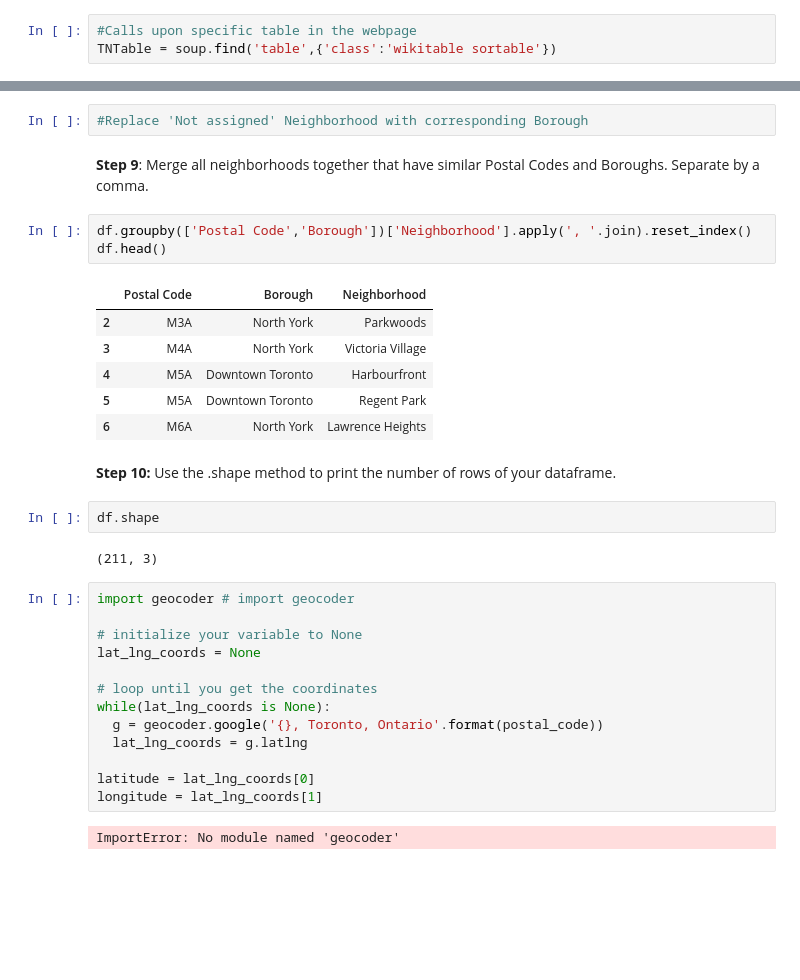
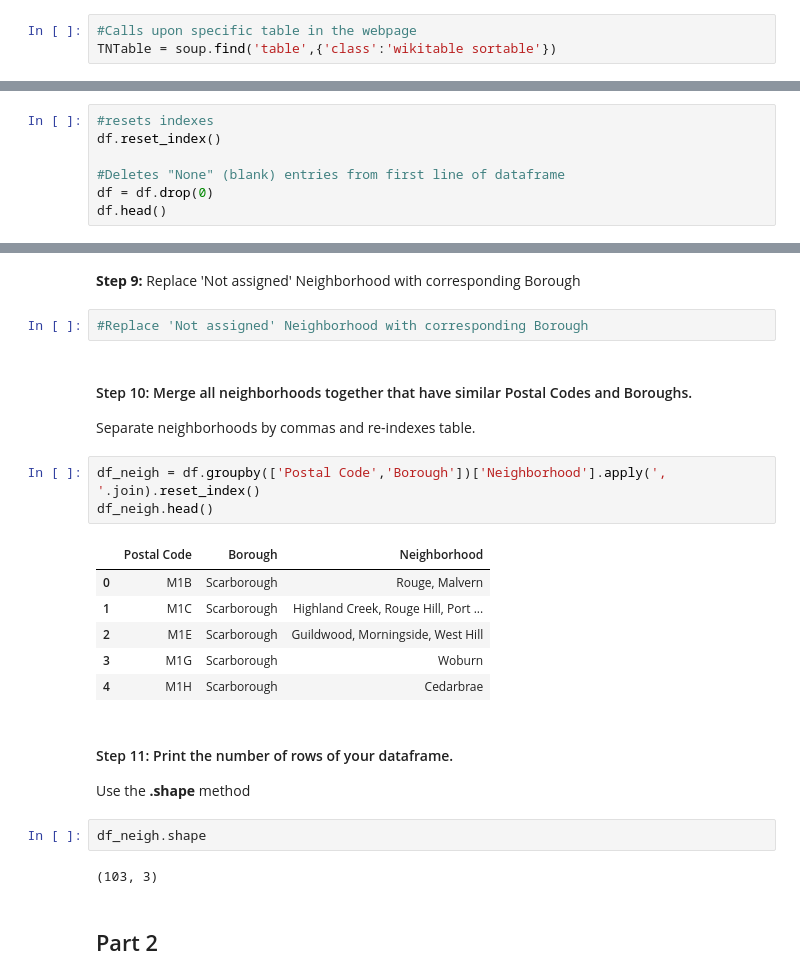
Before and after one commit to mojalica/Toronto-Neighborhoods, a Jupyter notebook: Toronto-Neighborhood-Clustering-1.ipynb, the cells around one changed output, grey strips where cells are left out. Cells and saved outputs as stored; diff of their text form; blank space fills up the shorter version.

```diff
--- a/Toronto-Neighborhood-Clustering-1.ipynb
+++ b/Toronto-Neighborhood-Clustering-1.ipynb
@@ -66,0 +66,7 @@ df.head()
+# %%
+#resets indexes
+df.reset_index()
+
+#Deletes "None" (blank) entries from first line of dataframe
+df = df.drop(0)
+df.head()
@@ -95,35 +109,26 @@ df.head()
+# %% [markdown]
+**Step 9:** Replace 'Not assigned' Neighborhood with corresponding Borough
 # %%
 #Replace 'Not assigned' Neighborhood with corresponding Borough
 # %% [markdown]
-**Step 9**: Merge all neighborhoods together that have similar Postal Codes and Boroughs. Separate by a comma.
+#### Step 10: Merge all neighborhoods together that have similar Postal Codes and Boroughs.
+Separate neighborhoods by commas and re-indexes table.
 # %%
-df.groupby(['Postal Code','Borough'])['Neighborhood'].apply(', '.join).reset_index()
-df.head()
+df_neigh = df.groupby(['Postal Code','Borough'])['Neighborhood'].apply(', '.join).reset_index()
+df_neigh.head()
 # %% [output]
 |  | Postal Code | Borough | Neighborhood |
-| 2 | M3A | North York | Parkwoods |
-| 3 | M4A | North York | Victoria Village |
-| 4 | M5A | Downtown Toronto | Harbourfront |
-| 5 | M5A | Downtown Toronto | Regent Park |
-| 6 | M6A | North York | Lawrence Heights |
+| 0 | M1B | Scarborough | Rouge, Malvern |
+| 1 | M1C | Scarborough | Highland Creek, Rouge Hill, Port ... |
+| 2 | M1E | Scarborough | Guildwood, Morningside, West Hill |
+| 3 | M1G | Scarborough | Woburn |
+| 4 | M1H | Scarborough | Cedarbrae |
 # %% [markdown]
-**Step 10:** Use the .shape method to print the number of rows of your dataframe.
+#### Step 11: Print the number of rows of your dataframe.
+Use the **.shape** method
 # %%
-df.shape
+df_neigh.shape
 # %% [output]
-(211, 3)
+(103, 3)
-# %%
-import geocoder # import geocoder
-
-# initialize your variable to None
-lat_lng_coords = None
-
-# loop until you get the coordinates
-while(lat_lng_coords is None):
-  g = geocoder.google('{}, Toronto, Ontario'.format(postal_code))
-  lat_lng_coords = g.latlng
-
-latitude = lat_lng_coords[0]
-longitude = lat_lng_coords[1]
-# %% [output]
-ImportError: No module named 'geocoder'
+# %% [markdown]
+<H2>Part 2
```
Also changed, not shown: parts of 43 cells of this notebook.
